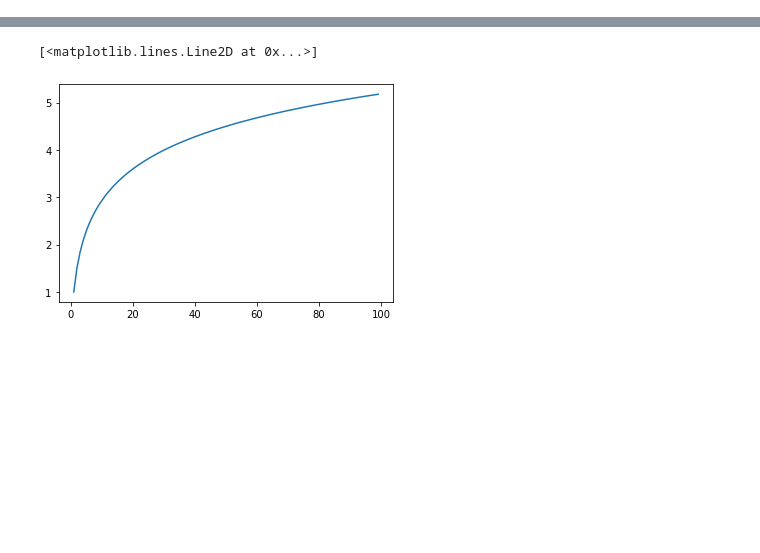
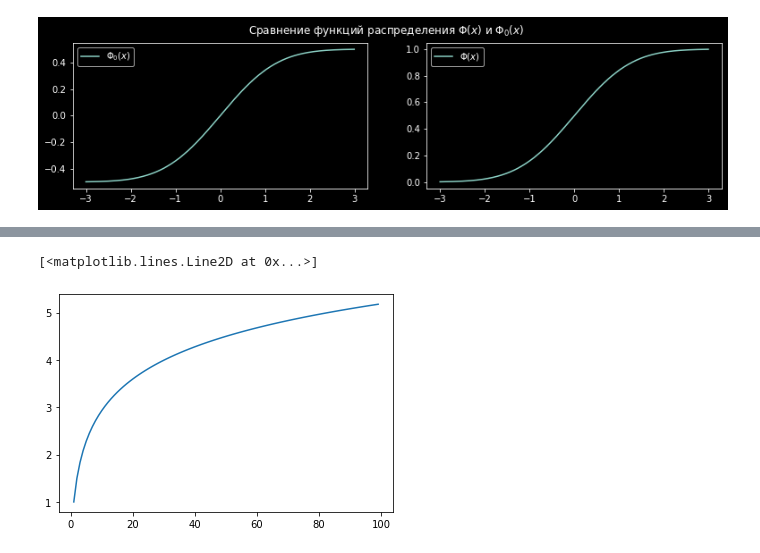
Before and after one commit to AtlanticP/ds, a Jupyter notebook: Untitled.ipynb, the cells around one changed output, grey strips where cells are left out. Cells and saved outputs as stored; diff of their text form; code cells hidden in the pictures; blank space fills up the shorter version.

```diff
--- a/Untitled.ipynb
+++ b/Untitled.ipynb
@@ -0,0 +71,13 @@
+# %%
+xx = np.arange(-3, 3, 0.01)
+fig, ax = plt.subplots(1, 2, figsize=(13, 3))
+phi = lambda t: math.erf(t/2**0.5)/2
+yy = [phi(x) for x in xx]
+ax[0].plot(xx, yy, label='$\Phi_0(x)$')
+yy = sts.norm.cdf(xx)
+ax[1].plot(xx, yy, label='$\Phi(x)$')
+ax[0].legend(), ax[1].legend()
+fig.suptitle('Сравнение функций распределения $\Phi(x)$ и $\Phi_0(x)$')
+plt.show()
+# %% [output]
+[figure, added]
```
Also changed, not shown: parts of 17 cells of this notebook, 6 other files.
